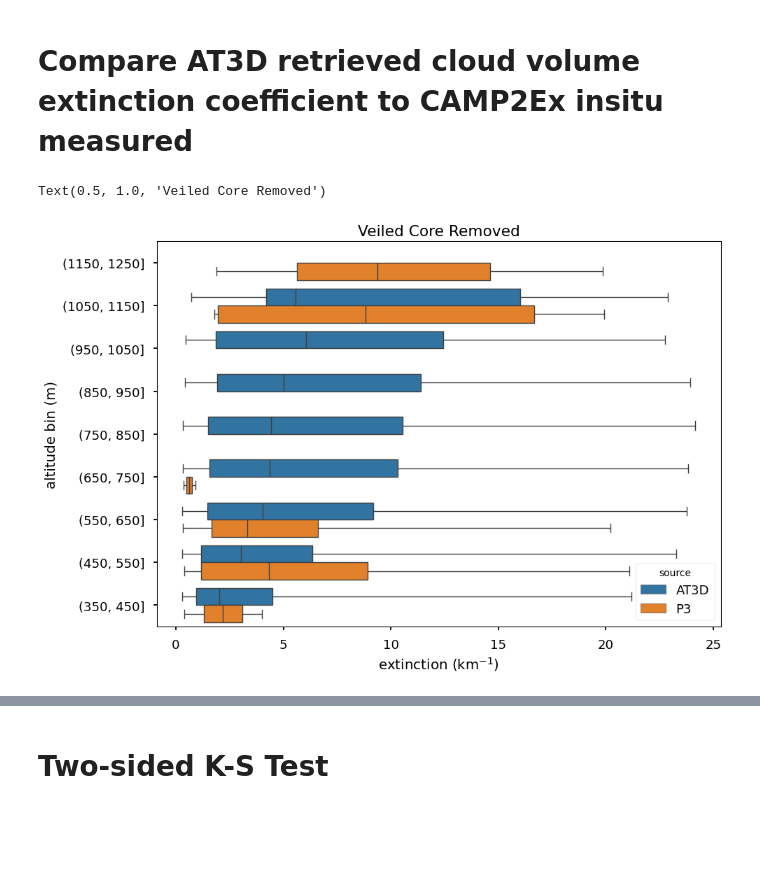
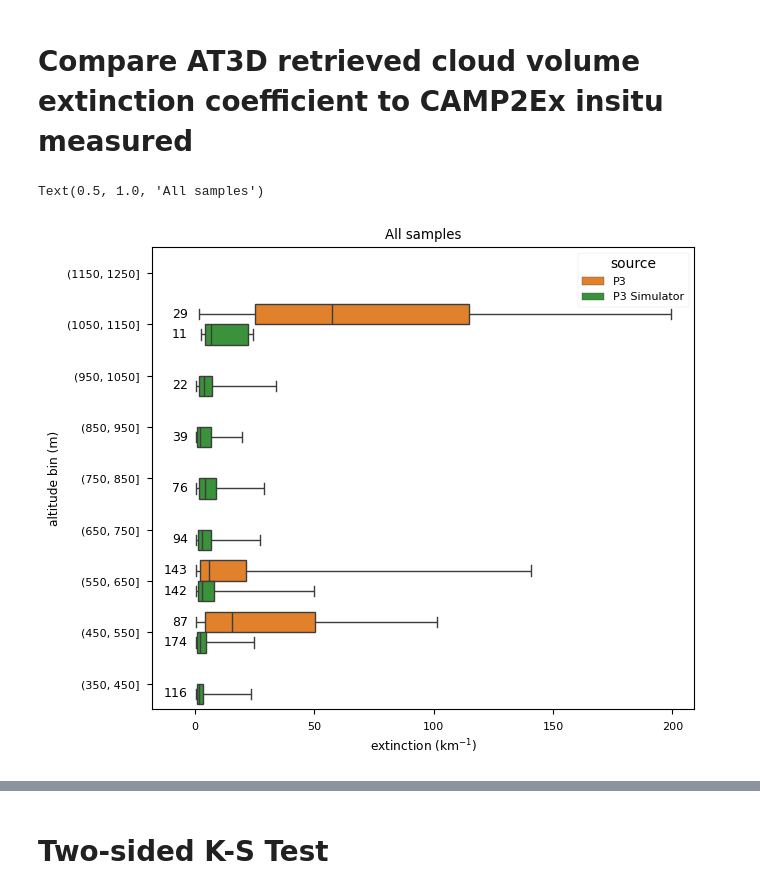
Before and after one commit to jlun17/misr-at3d-camp2ex, a Jupyter notebook: notebooks/investigation/single_retrieval/CAMP2Ex_insitu.ipynb, the cells around one changed output, grey strips where cells are left out. Cells and saved outputs as stored; diff of their text form; code cells hidden in the pictures; blank space fills up the shorter version.

```diff
--- a/notebooks/investigation/single_retrieval/CAMP2Ex_insitu.ipynb
+++ b/notebooks/investigation/single_retrieval/CAMP2Ex_insitu.ipynb
@@ -16,7 +16,7 @@ sys.path.append(str(PROJECT_ROOT))
 # %%
 import src.CAMP2Ex as cx
 import src.Retrieval as retrieval
-plt.style.use('seaborn-v0_8-talk')
+plt.style.use('seaborn-v0_8-paper')
 # %%
 EXPERIMENT = PROJECT_ROOT / 'experiments' / 'CAMP2Ex_RF17' / 'V08' / 'default'
 r = retrieval.Retrieval(EXPERIMENT)
@@ -260,14 +354,55 @@ p3_agg = p3_subset.reset_index().groupby('cloud_pass').agg(
 )
 p3_agg['optical_depth'] = p3_agg['sum_ext'] * p3_agg['pass_length'] * 1e-3
 # %%
-tmp_at3d_cloud = at3d_cloud.loc[:, ['extinction', 'altitude_bin', 'source']]
-tmp_p3 = p3_subset.reset_index().loc[:, ['ext_km', 'altitude_bin', 'source']].rename(columns={'ext_km':'extinction'})
-tmp_merged = pd.concat([tmp_at3d_cloud, tmp_p3])
-order = [f'({bins[i]}, {bins[i+1]}]' for i in range(len(bins) - 2, -1, -1)]
-ax = sns.boxplot(tmp_merged, x='extinction', y='altitude_bin', hue='source', order=order, whis=(0,100))
-ax.set_ylabel('altitude bin (m)')
-ax.set_xlabel(r'extinction (km$^{-1}$)')
-ax.set_title('Veiled Core Removed')
+nsamp = 10
+tmp_at3d_cloud = at3d_cloud.loc[:, ['extinction', 'altitude_bin', 'source', 'isVeiled']]
+tmp_p3 = p3_subset.reset_index().loc[:, ['ext_km', 'altitude_bin', 'source', 'isVeiled']].rename(columns={'ext_km':'extinction'})
+tmp_p3 = tmp_p3.groupby('altitude_bin').filter(lambda x: len(x) > nsamp)
+tmp_p3_sim = p3_sim.loc[p3_sim['extinction'] > 0.3, ['extinction', 'altitude_bin', 'source', 'isVeiled']]
+p3_at3d = pd.concat([
+    tmp_p3,
+    # tmp_at3d_cloud,
+    tmp_p3_sim
+])
-# %% [output]
-Text(0.5, 1.0, 'Veiled Core Removed')
-[figure, removed]
+# %%
+box_kwargs = {
+    'x': 'extinction',
+    'y': 'altitude_bin',
+    'hue': 'source',
+    'palette': {
+        'P3': 'tab:orange',
+        'AT3D': 'tab:blue',
+        'P3 Simulator': 'tab:green'
+    },
+    'order': [f'({bins[i]}, {bins[i+1]}]' for i in range(len(bins) - 2, -1, -1)],
+    'whis':(0, 100),
+}
+
+f, ax = plt.subplots(1, 1, figsize=(7,6), sharex=True)
+sns.boxplot(p3_at3d, ax=ax, **box_kwargs)
+
+# Add sample count annotations
+altitude_order = [f'({bins[i]}, {bins[i+1]}]' for i in range(len(bins) - 2, -1, -1)]
+sources = p3_at3d['source'].unique()
+sample_counts = p3_at3d.groupby(['altitude_bin', 'source']).size().unstack(fill_value=0)
+
+# Convert categorical index to string for comparison
+sample_counts.index = sample_counts.index.astype(str)
+
+for i, altitude in enumerate(altitude_order):
+    if altitude in sample_counts.index:
+        for j, source in enumerate(sources):
+            if source in sample_counts.columns:
+                count = sample_counts.loc[altitude, source]
+                if count > 0:
+                    # Position text to the left of each box
+                    y_pos = i + (j - len(sources)/2 + 0.5) * 0.8 / len(sources)
+                    ax.text(-3, y_pos, f'{count}', ha='right', va='center', fontsize=9)
+
+ax.set_xlim(-18, None)
+ax.set_ylabel('altitude bin (m)')
+ax.set_xlabel(r'extinction (km$^{-1}$)')
+ax.set_title('All samples')
+# %% [output]
+Text(0.5, 1.0, 'All samples')
+[figure, added]
```
Also changed, not shown: parts of 17 cells of this notebook, 1 other file.
